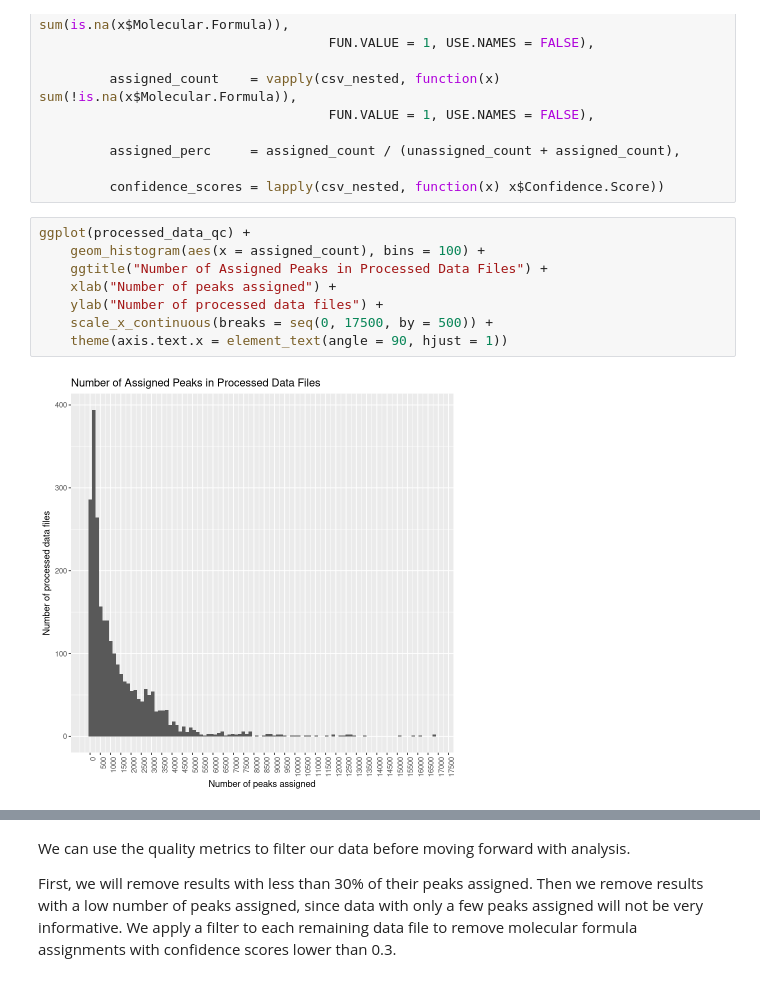
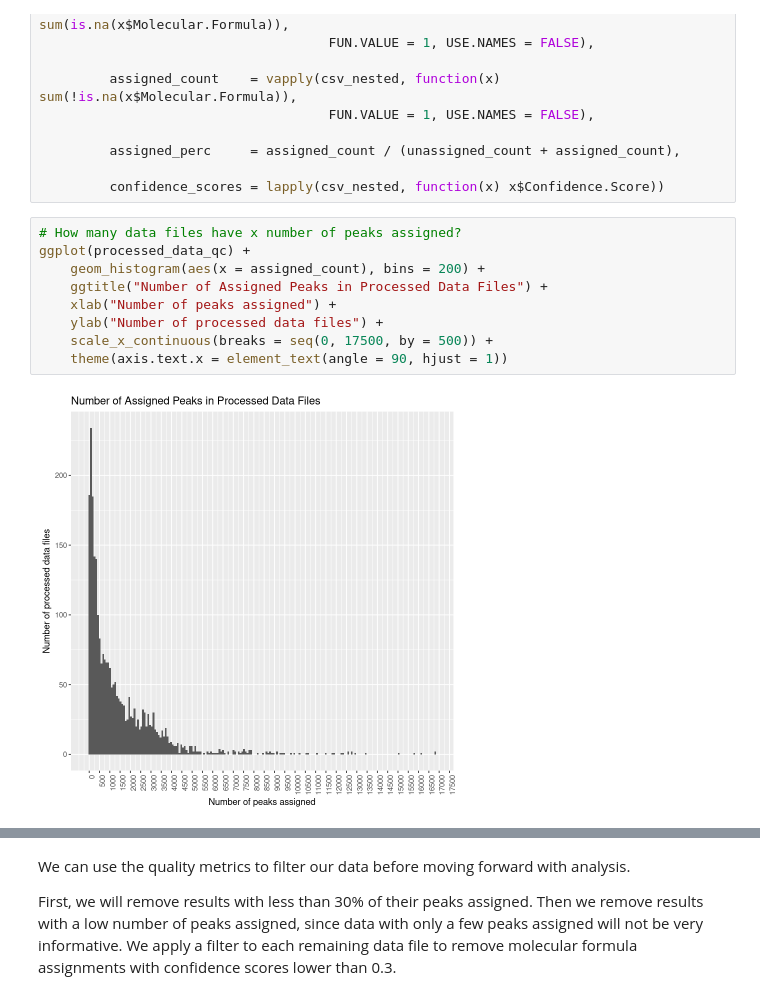
Before and after one commit to microbiomedata/nmdc_notebooks, a Jupyter notebook: NOM_visualizations/R/NOM_R_notebook.ipynb, the cells around one changed output, grey strips where cells are left out. Cells and saved outputs as stored; diff of their text form.

```diff
--- a/NOM_visualizations/R/NOM_R_notebook.ipynb
+++ b/NOM_visualizations/R/NOM_R_notebook.ipynb
@@ -461,13 +461,14 @@ processed_data_qc <- processed_data_csvs %>%
 
          confidence_scores = lapply(csv_nested, function(x) x$Confidence.Score))
 # %%
+# How many data files have x number of peaks assigned?
 ggplot(processed_data_qc) +
-    geom_histogram(aes(x = assigned_count), bins = 100) +
+    geom_histogram(aes(x = assigned_count), bins = 200) +
     ggtitle("Number of Assigned Peaks in Processed Data Files") +
     xlab("Number of peaks assigned") +
     ylab("Number of processed data files") +
     scale_x_continuous(breaks = seq(0, 17500, by = 500)) +
     theme(axis.text.x = element_text(angle = 90, hjust = 1))
 # %% [output]
-[figure, old version]
+[figure, new version]
 # %%
```
Also changed, not shown: parts of 12 cells of this notebook.
